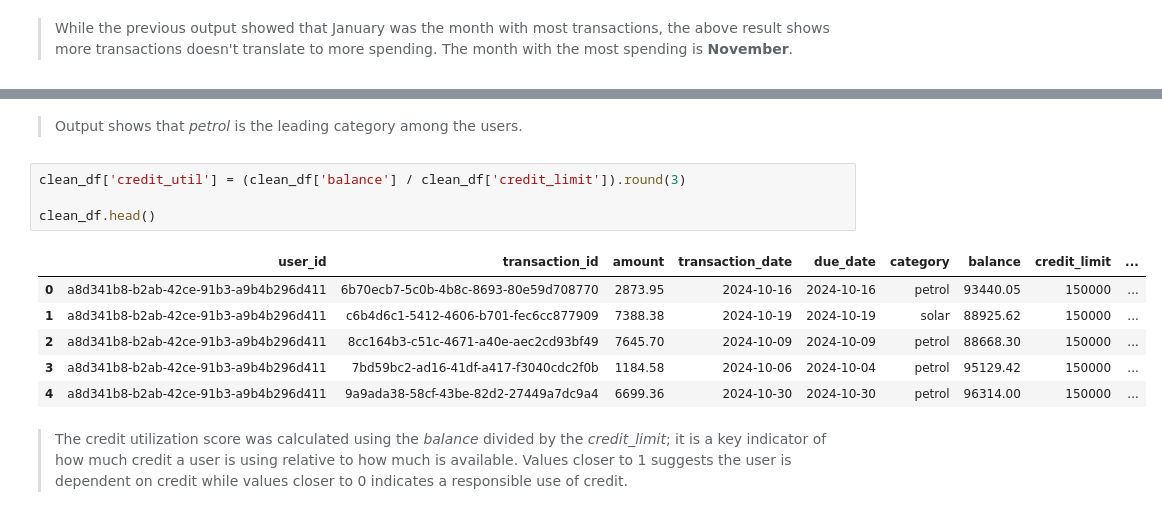
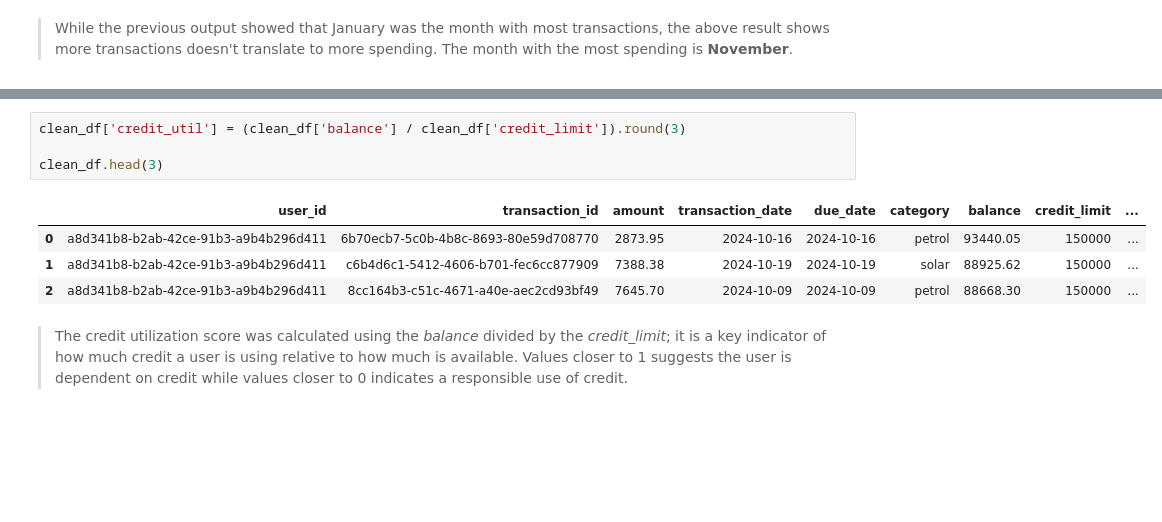
Before and after one commit to AduragbemiOyinlola/greensols, a Jupyter notebook: greensol_credit_scoring_assessment.ipynb, the cells around one changed output, grey strips where cells are left out. Drawn from its saved outputs; the diff is of its cells as text; blank space fills up the shorter version.

```diff
--- a/greensol_credit_scoring_assessment.ipynb
+++ b/greensol_credit_scoring_assessment.ipynb
@@ -392,16 +336,12 @@ dtype: float64
-# %% [markdown]
-> Output shows that *petrol* is the leading category among the users.
 # %%
 clean_df['credit_util'] = (clean_df['balance'] / clean_df['credit_limit']).round(3)
 
-clean_df.head()
+clean_df.head(3)
 # %% [output]
 |  | user_id | transaction_id | amount | transaction_date | due_date | category | balance | credit_limit | ... |
 | 0 | a8d341b8-b2ab-42ce-91b3-a9b4b296d411 | 6b70ecb7-5c0b-4b8c-8693-80e59d708770 | 2873.95 | 2024-10-16 | 2024-10-16 | petrol | 93440.05 | 150000 | ... |
 | 1 | a8d341b8-b2ab-42ce-91b3-a9b4b296d411 | c6b4d6c1-5412-4606-b701-fec6cc877909 | 7388.38 | 2024-10-19 | 2024-10-19 | solar | 88925.62 | 150000 | ... |
 | 2 | a8d341b8-b2ab-42ce-91b3-a9b4b296d411 | 8cc164b3-c51c-4671-a40e-aec2cd93bf49 | 7645.70 | 2024-10-09 | 2024-10-09 | petrol | 88668.30 | 150000 | ... |
-| 3 | a8d341b8-b2ab-42ce-91b3-a9b4b296d411 | 7bd59bc2-ad16-41df-a417-f3040cdc2f0b | 1184.58 | 2024-10-06 | 2024-10-04 | petrol | 95129.42 | 150000 | ... |
-| 4 | a8d341b8-b2ab-42ce-91b3-a9b4b296d411 | 9a9ada38-58cf-43be-82d2-27449a7dc9a4 | 6699.36 | 2024-10-30 | 2024-10-30 | petrol | 96314.00 | 150000 | ... |
 # %% [markdown]
 > The credit utilization score was calculated using the *balance* divided by the *credit_limit*; it is a key indicator of how much credit a user is using relative to how much is available. Values closer to 1 suggests the user is dependent on credit while values closer to 0 indicates a responsible use of credit.
 # %%
```
Also changed, not shown: parts of 12 cells of this notebook.
